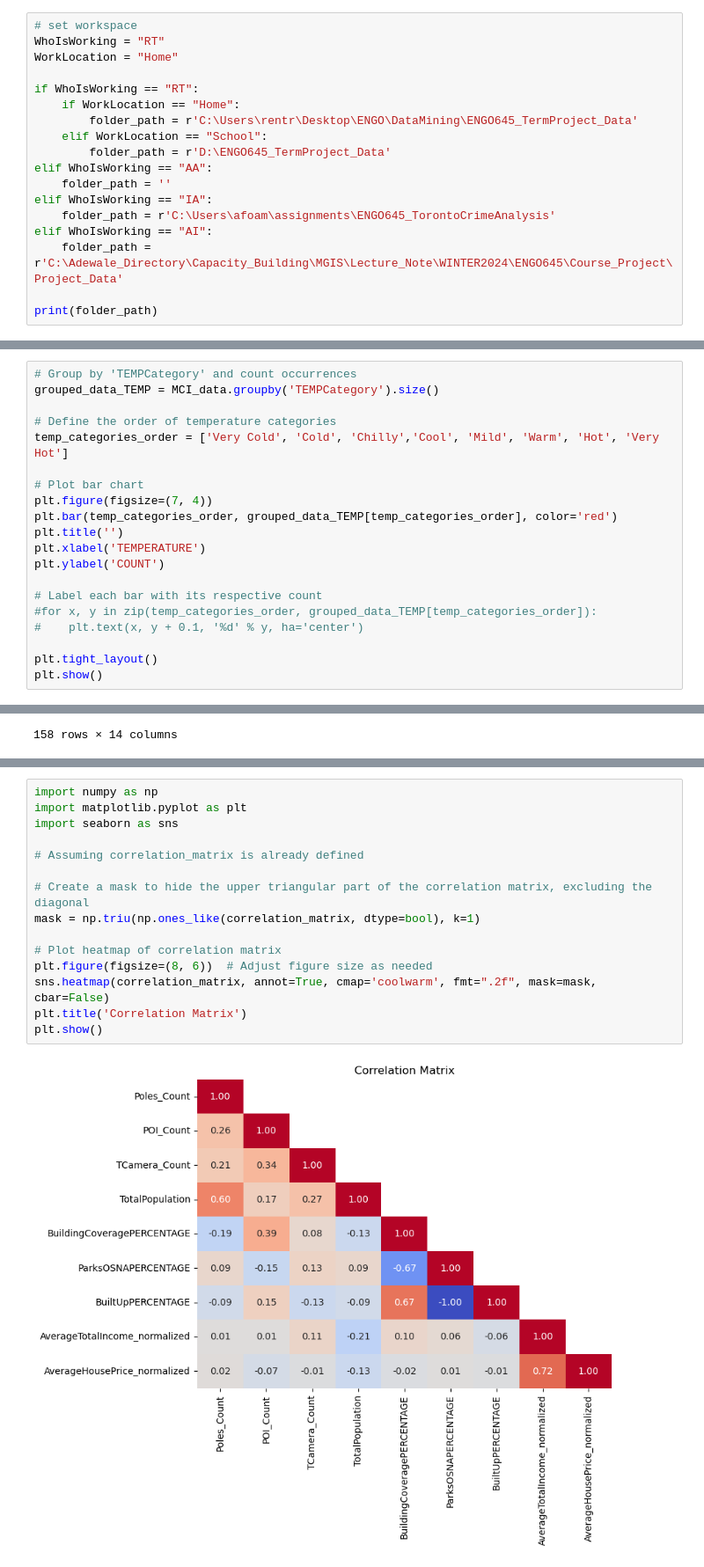
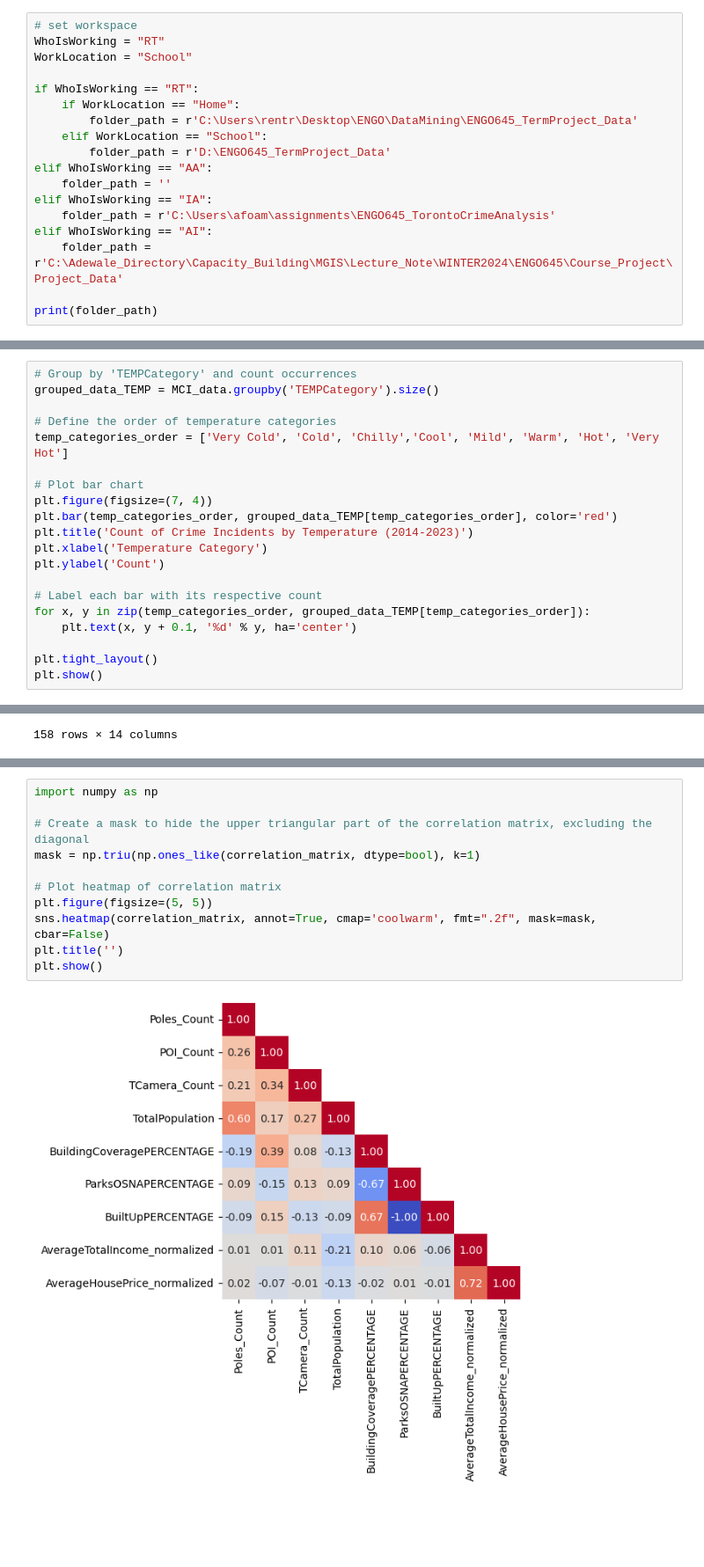
Before and after one commit to rentruong/ENGO645_TorontoCrimeAnalysis, a Jupyter notebook: DataExploration.ipynb, the cells around one changed output, grey strips where cells are left out. Shown at 88% size. Cells and saved outputs as stored; diff of their text form; blank space fills up the shorter version.

```diff
--- a/DataExploration.ipynb
+++ b/DataExploration.ipynb
@@ -1,7 +1,7 @@
 # %%
 # set workspace
 WhoIsWorking = "RT"
-WorkLocation = "Home"
+WorkLocation = "School"
 
 if WhoIsWorking == "RT":
     if WorkLocation == "Home":
@@ -501,13 +522,13 @@ temp_categories_order = ['Very Cold', 'Cold', 'Chilly','Cool', 'Mild', 'Warm', '
 # Plot bar chart
 plt.figure(figsize=(7, 4))
 plt.bar(temp_categories_order, grouped_data_TEMP[temp_categories_order], color='red')
-plt.title('')
-plt.xlabel('TEMPERATURE')
-plt.ylabel('COUNT')
+plt.title('Count of Crime Incidents by Temperature (2014-2023)')
+plt.xlabel('Temperature Category')
+plt.ylabel('Count')
 
 # Label each bar with its respective count
-#for x, y in zip(temp_categories_order, grouped_data_TEMP[temp_categories_order]):
-#    plt.text(x, y + 0.1, '%d' % y, ha='center')
+for x, y in zip(temp_categories_order, grouped_data_TEMP[temp_categories_order]):
+    plt.text(x, y + 0.1, '%d' % y, ha='center')
 
 plt.tight_layout()
 plt.show()
@@ -870,21 +898,17 @@ plt.show()
 [figure]
 # %%
 import numpy as np
-import matplotlib.pyplot as plt
-import seaborn as sns
-
-# Assuming correlation_matrix is already defined
 
 # Create a mask to hide the upper triangular part of the correlation matrix, excluding the diagonal
 mask = np.triu(np.ones_like(correlation_matrix, dtype=bool), k=1)
 
 # Plot heatmap of correlation matrix
-plt.figure(figsize=(8, 6))  # Adjust figure size as needed
+plt.figure(figsize=(5, 5))
 sns.heatmap(correlation_matrix, annot=True, cmap='coolwarm', fmt=".2f", mask=mask, cbar=False)
-plt.title('Correlation Matrix')
+plt.title('')
 plt.show()
 # %% [output]
-[figure, old version]
+[figure, new version]
 # %%
 import seaborn as sns
 import matplotlib.pyplot as plt
```
Also changed, not shown: parts of 15 cells of this notebook.
